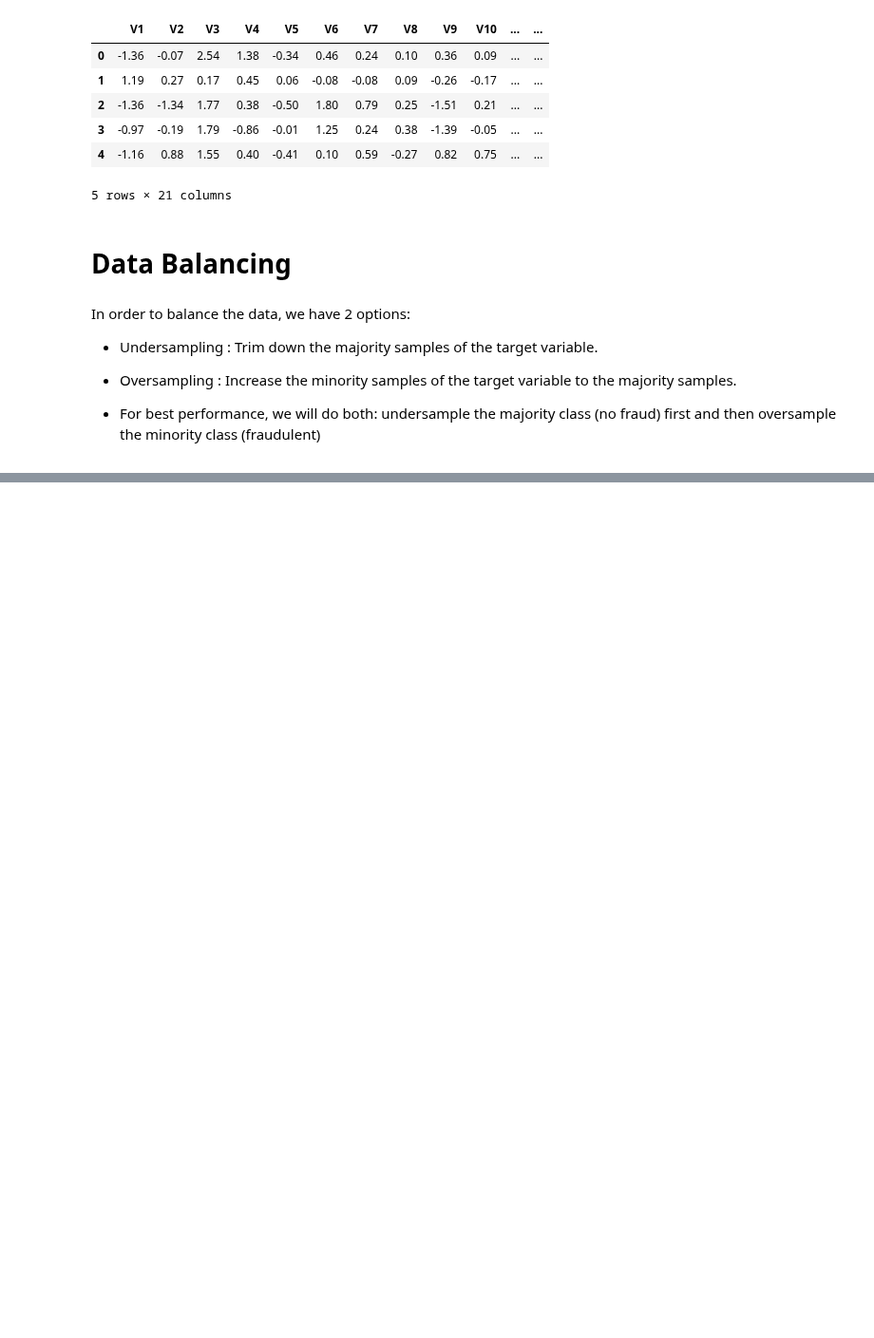
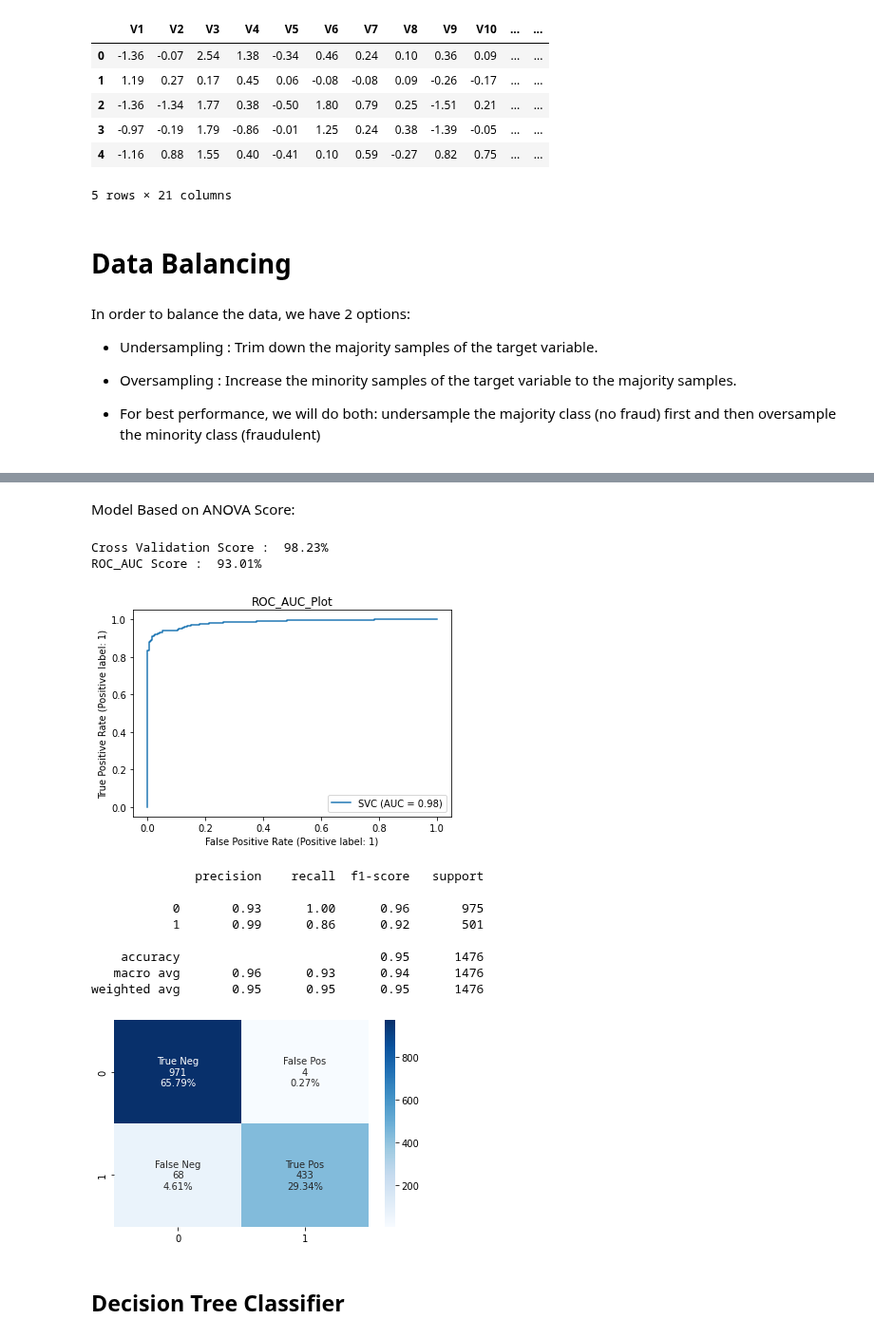
Before and after one commit to mindyng/2022-Business-Projects, a Jupyter notebook: anomaly-detection.ipynb, the cells around one changed output, grey strips where cells are left out. Shown at 95% size. Drawn from its saved outputs; the diff is of its cells as text; code cells hidden in the pictures; blank space fills up the shorter version.

```diff
--- a/anomaly-detection.ipynb
+++ b/anomaly-detection.ipynb
@@ -263,0 +440,20 @@ from imblearn.pipeline import Pipeline
+# %% [markdown]
+Model Based on ANOVA Score:
+# %%
+model(classifier_svc,x_train2,y_train2,x_test2,y_test2)
+model_evaluation(classifier_svc,x_test2,y_test2)
+# %% [output]
+Cross Validation Score :  98.23%
+ROC_AUC Score :  93.01%
+[figure, added]
+              precision    recall  f1-score   support
+
+           0       0.93      1.00      0.96       975
+           1       0.99      0.86      0.92       501
+
+    accuracy                           0.95      1476
+   macro avg       0.96      0.93      0.94      1476
+weighted avg       0.95      0.95      0.95      1476
+[figure, added]
+# %% [markdown]
+## Decision Tree Classifier
```
Also changed, not shown: parts of 49 cells of this notebook.
